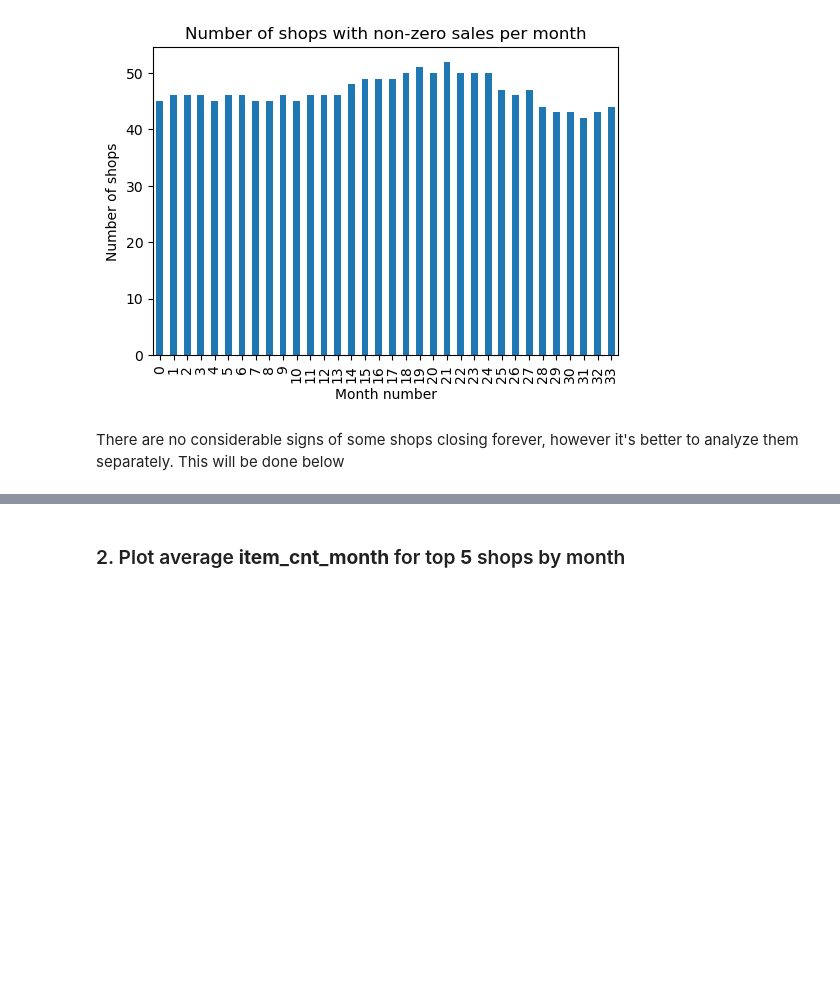
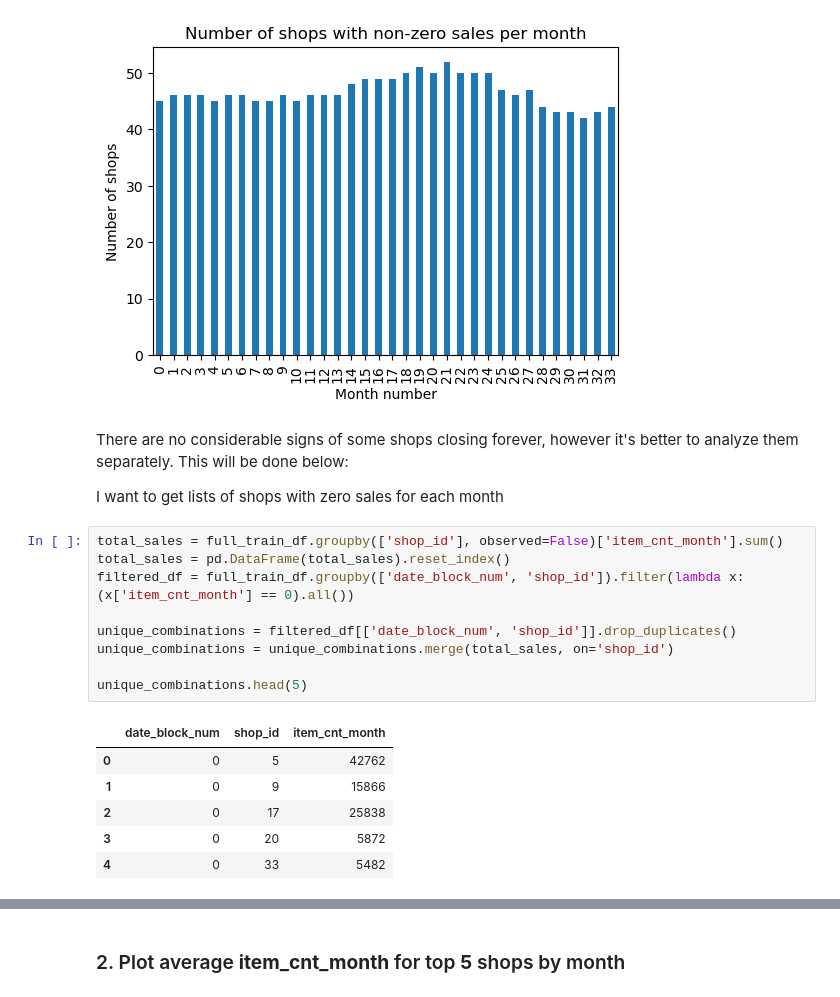
Before and after one commit to Alexennk/ml-ds-practice, a Jupyter notebook: notebooks/eda_notebook.ipynb, the cells around one changed output, grey strips where cells are left out. Saved outputs shown, nothing was run; the diff lists cells and outputs as text; blank space fills up the shorter version.

```diff
--- a/notebooks/eda_notebook.ipynb
+++ b/notebooks/eda_notebook.ipynb
@@ -208,4 +208,22 @@ not_zero_sales_aggregated.plot(x='date_block_num', y='shop_name', kind='bar', ti
 # %% [output]
 [figure]
 # %% [markdown]
-There are no considerable signs of some shops closing forever, however it's better to analyze them separately. This will be done below
+There are no considerable signs of some shops closing forever, however it's better to analyze them separately. This will be done below:
+
+I want to get lists of shops with zero sales for each month
+# %%
+total_sales = full_train_df.groupby(['shop_id'], observed=False)['item_cnt_month'].sum()
+total_sales = pd.DataFrame(total_sales).reset_index()
+filtered_df = full_train_df.groupby(['date_block_num', 'shop_id']).filter(lambda x: (x['item_cnt_month'] == 0).all())
+
+unique_combinations = filtered_df[['date_block_num', 'shop_id']].drop_duplicates()
+unique_combinations = unique_combinations.merge(total_sales, on='shop_id')
+
+unique_combinations.head(5)
+# %% [output]
+|  | date_block_num | shop_id | item_cnt_month |
+| 0 | 0 | 5 | 42762 |
+| 1 | 0 | 9 | 15866 |
+| 2 | 0 | 17 | 25838 |
+| 3 | 0 | 20 | 5872 |
+| 4 | 0 | 33 | 5482 |
```
Also changed, not shown: parts of 8 cells of this notebook.
